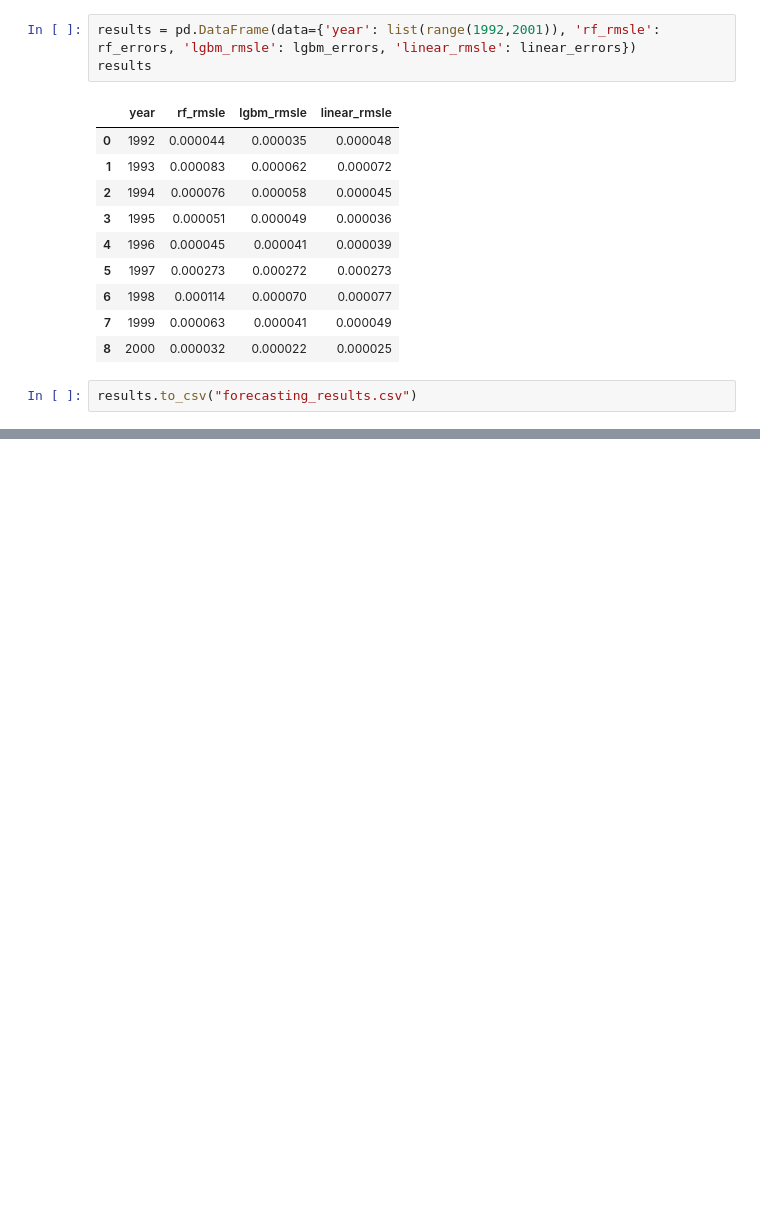
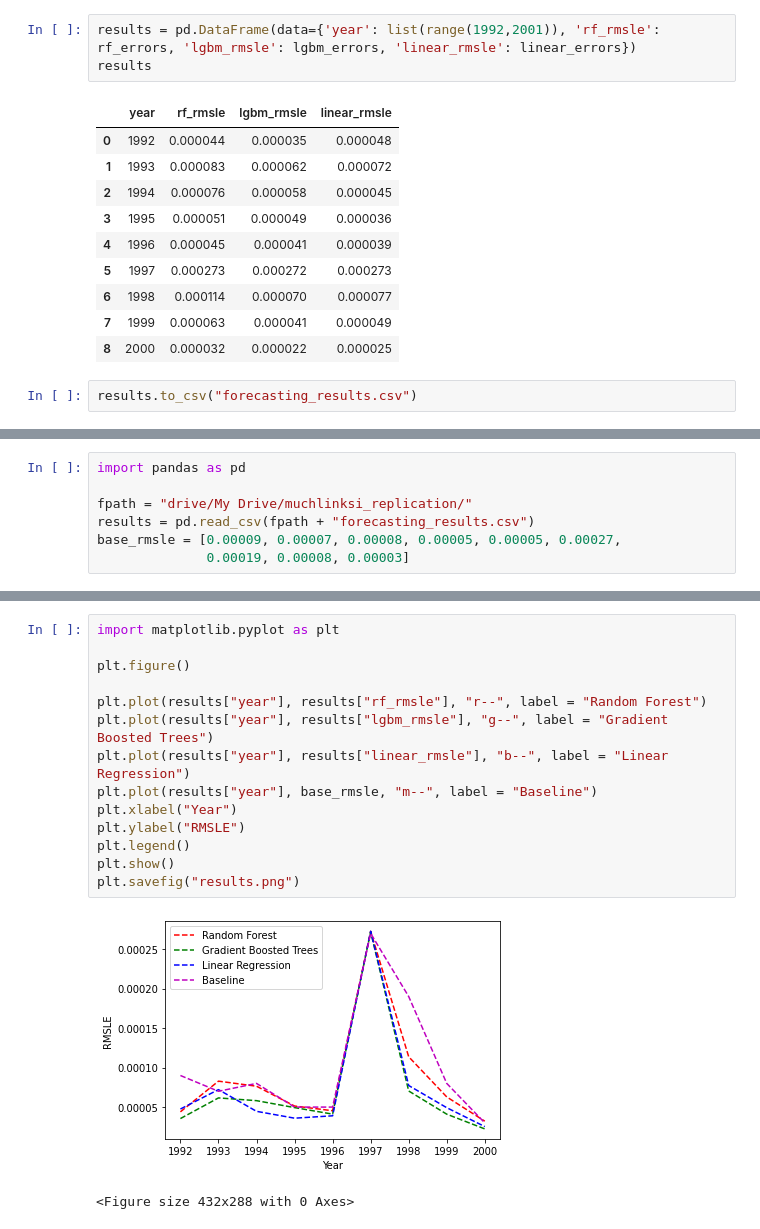
Before and after one commit to jordan-klein/muchlinksi_replication, a Jupyter notebook: time_series_prediction.ipynb, the cells around one changed output, grey strips where cells are left out. Cells and saved outputs as stored; diff of their text form; blank space fills up the shorter version.

Commit message:
Added results plotting code

```diff
--- a/time_series_prediction.ipynb
+++ b/time_series_prediction.ipynb
@@ -380,0 +401,7 @@ results.to_csv("forecasting_results.csv")
+# %%
+import pandas as pd
+
+fpath = "drive/My Drive/muchlinksi_replication/"
+results = pd.read_csv(fpath + "forecasting_results.csv")
+base_rmsle = [0.00009, 0.00007, 0.00008, 0.00005, 0.00005, 0.00027,
+              0.00019, 0.00008, 0.00003]
@@ -380,0 +418,17 @@ results.to_csv("forecasting_results.csv")
+# %%
+import matplotlib.pyplot as plt
+
+plt.figure()
+
+plt.plot(results["year"], results["rf_rmsle"], "r--", label = "Random Forest")
+plt.plot(results["year"], results["lgbm_rmsle"], "g--", label = "Gradient Boosted Trees")
+plt.plot(results["year"], results["linear_rmsle"], "b--", label = "Linear Regression")
+plt.plot(results["year"], base_rmsle, "m--", label = "Baseline")
+plt.xlabel("Year")
+plt.ylabel("RMSLE")
+plt.legend()
+plt.show()
+plt.savefig("results.png")
+# %% [output]
+[figure, added]
+<Figure size 432x288 with 0 Axes>
```
Also changed, not shown: parts of 5 cells of this notebook.
